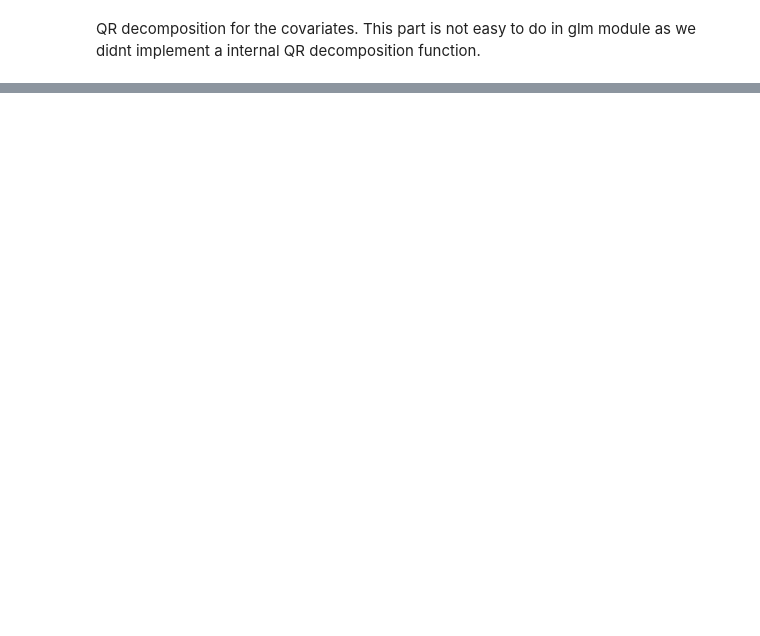
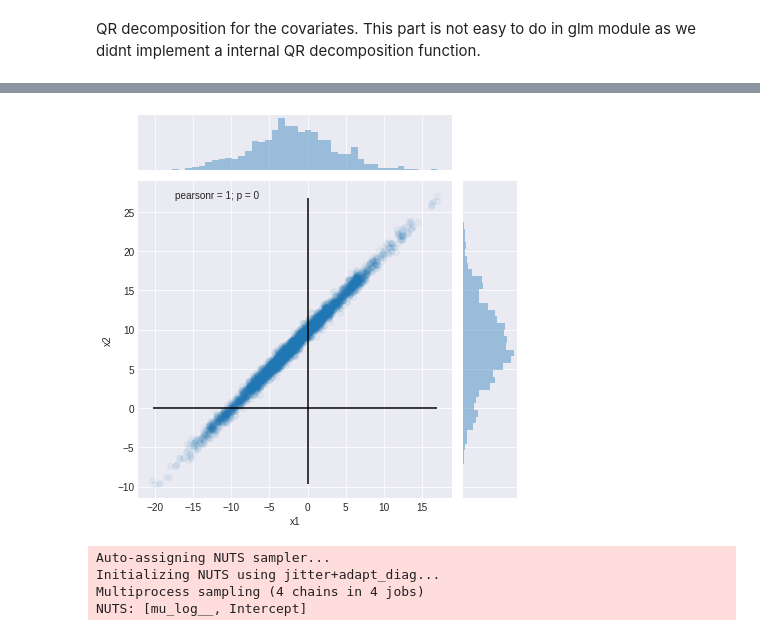
Before and after one commit to junpenglao/modelselection_tutorial, a Jupyter notebook: PyMC3_nb/colinear.ipynb, the cells around one changed output, grey strips where cells are left out. Saved outputs shown, nothing was run; the diff lists cells and outputs as text; code cells hidden in the pictures; blank space fills up the shorter version.

```diff
--- a/PyMC3_nb/colinear.ipynb
+++ b/PyMC3_nb/colinear.ipynb
@@ -112,0 +133,21 @@ sns.pairplot(tracedf0);
+# %%
+gs = sns.jointplot(tracedf0['x1'], tracedf0['x2'], kind='scatter', alpha=.05);
+xmin, xmax = np.percentile(tracedf0['x1'], [.01, 99.99])
+gs.ax_joint.hlines(0, xmin, xmax)
+ymin, ymax = np.percentile(tracedf0['x2'], [.01, 99.99])
+gs.ax_joint.vlines(0, ymin, ymax);
+# %% [output]
+[figure, added]
+# %%
+with pm.Model() as glmpnull:
+    pm.glm.GLM.from_formula(
+        'y ~ 1', data=df,
+        priors=dict(Intercept=pm.Normal.dist(mu=0, sd=10)),
+        family=pm.glm.families.Poisson()
+              )
+    trace_null = pm.sample(1000, tune=1000, cores=4)
+# %% [output]
+Auto-assigning NUTS sampler...
+Initializing NUTS using jitter+adapt_diag...
+Multiprocess sampling (4 chains in 4 jobs)
+NUTS: [mu_log__, Intercept]
```
Also changed, not shown: parts of 14 cells of this notebook, 3 other files.
